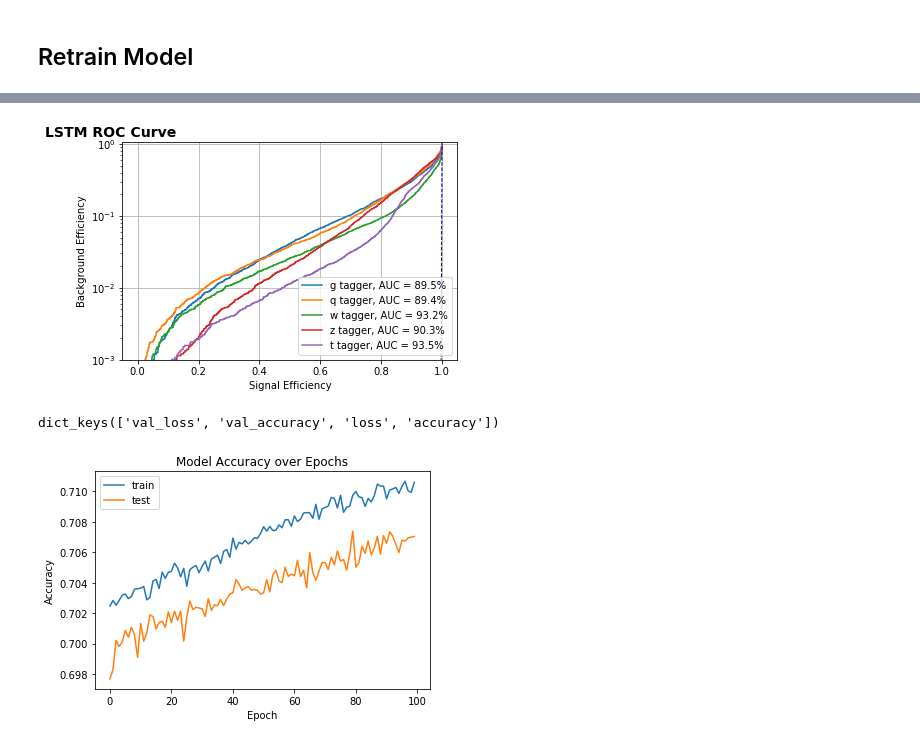
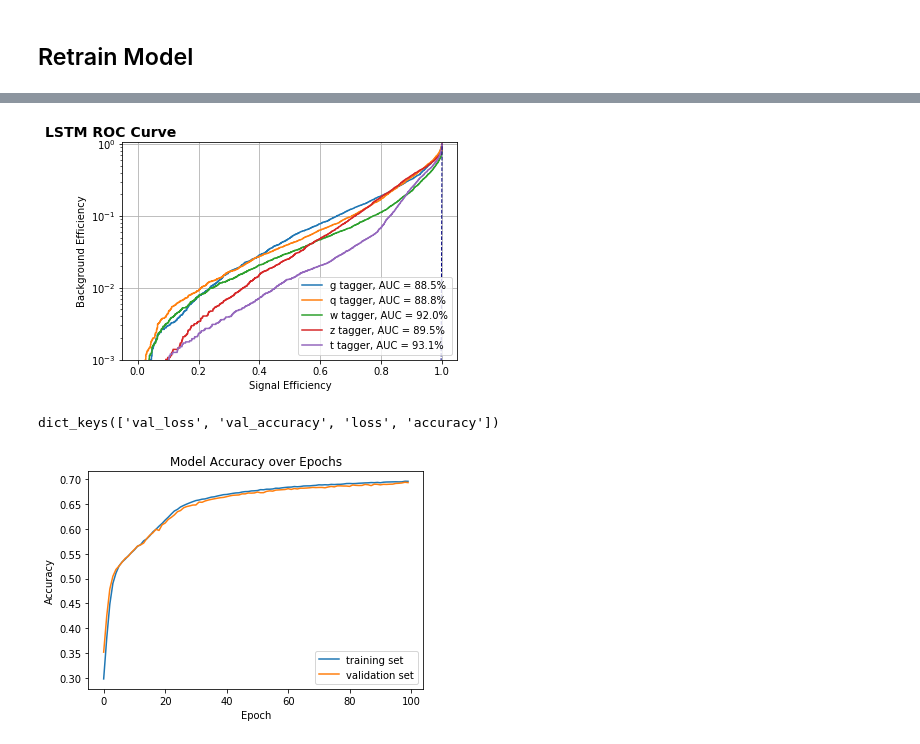
Before and after one commit to Chkoda/Deep-Learning-Model-Evaluation, a Jupyter notebook: LSTM/LSTM Model Evaluation.ipynb, the cells around one changed output, grey strips where cells are left out. Drawn from its saved outputs; the diff is of its cells as text; code cells hidden in the pictures.

```diff
--- a/LSTM/LSTM Model Evaluation.ipynb
+++ b/LSTM/LSTM Model Evaluation.ipynb
@@ -81,0 +119,25 @@ _________________________________________________________________
+# %%
+# To use one data file:
+h5File = h5py.File(options.inputFile, 'r')
+treeArray = h5File[options.tree][()]
+
+#print(treeArray.shape)
+#print(treeArray.dtype.names)
+
+# List of features to use
+features = yamlConfig['Inputs']
+
+# List of labels to use
+labels = yamlConfig['Labels']
+
+# Convert to dataframe
+features_labels_df = pd.DataFrame(treeArray,columns=list(set(features+labels)))
+features_labels_df = features_labels_df.drop_duplicates()
+
+features_df = features_labels_df[features]
+labels_df = features_labels_df[labels]
+
+print("Features & Labels Shape: ", features_df.shape, ", ", labels_df.shape)
+print("Number of Jet Constituents: ", features_df.shape[0])
+
+features_df
@@ -236,0 +472,6 @@ from keras.optimizers import Adam, Nadam
+# %%
+json_file = open(options.jsonModel, 'r')
+model = model_from_json(json_file.read())
+json_file.close()
+
+model.summary()
@@ -262,7 +520,7 @@ Epoch 100/100
 # %%
 y_pred = makeRoc(X_test, labels, y_test, model, os.curdir, '_trained')
 # %% [output]
-[figure, old version]
+[figure, new version]
 # %%
 history.history.keys()
 # %% [output]
@@ -270,12 +528,12 @@ dict_keys(['val_loss', 'val_accuracy', 'loss', 'accuracy'])
 # %%
 plt.figure()
 plt.plot(history.history['accuracy'])
 plt.plot(history.history['val_accuracy'])
 plt.title('Model Accuracy over Epochs')
 plt.ylabel('Accuracy')
 plt.xlabel('Epoch')
-plt.legend(['train','test'])
+plt.legend(['training set','validation set'])
 plt.savefig('%s/Accuracy.pdf'%(os.curdir))
 plt.show()
 # %% [output]
-[figure, old version]
+[figure, new version]
```
Also changed, not shown: parts of 40 cells of this notebook, 5 other files.
